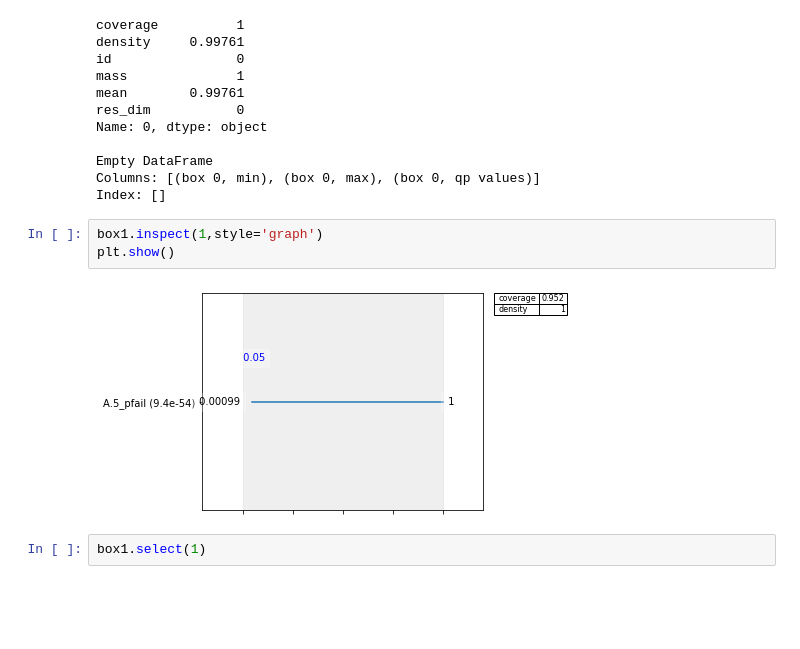
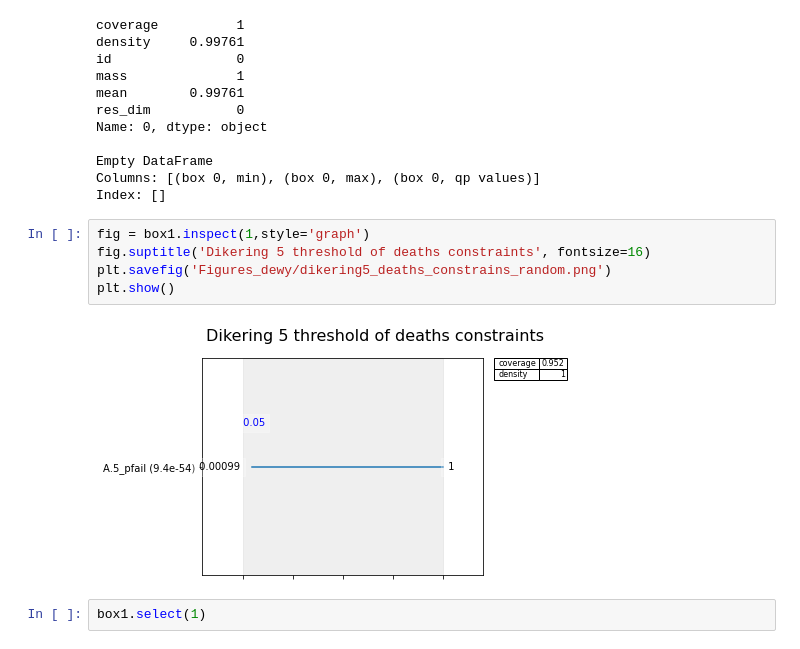
Before and after one commit to ArieTieszoon/ModelBasedDecisionMaking_G18, a Jupyter notebook: Give files/Prim_and_dimensional_stacking_100_policies.ipynb, the cells around one changed output. Drawn from its saved outputs; the diff is of its cells as text; blank space fills up the shorter version.

```diff
--- a/Give files/Prim_and_dimensional_stacking_100_policies.ipynb
+++ b/Give files/Prim_and_dimensional_stacking_100_policies.ipynb
@@ -58,11 +61,13 @@ Name: 0, dtype: object
 Empty DataFrame
 Columns: [(box 0, min), (box 0, max), (box 0, qp values)]
 Index: []
-# %%
-box1.inspect(1,style='graph')
-plt.show()
-# %% [output]
-[figure, removed]
+# %%
+fig = box1.inspect(1,style='graph')
+fig.suptitle('Dikering 5 threshold of deaths constraints', fontsize=16)
+plt.savefig('Figures_dewy/dikering5_deaths_constrains_random.png')
+plt.show()
+# %% [output]
+[figure, added]
 # %%
 box1.select(1)
 # %%
```
Also changed, not shown: parts of 31 cells of this notebook, 27 other files.
